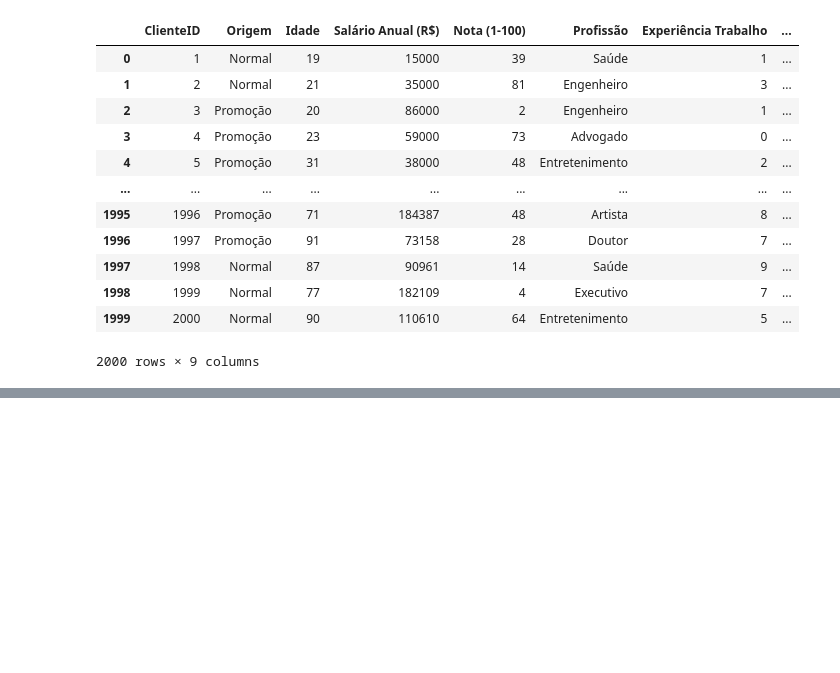
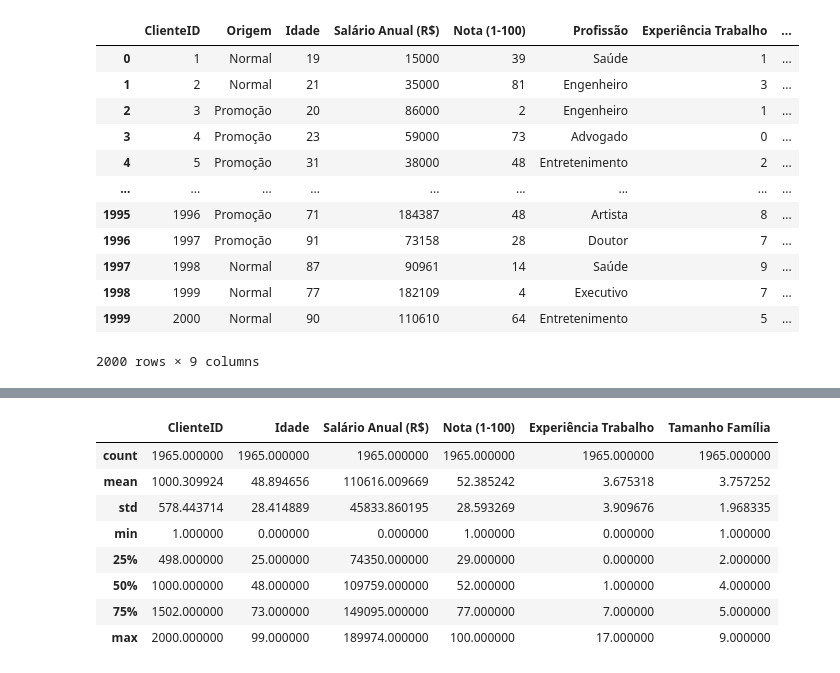
Before and after one commit to marquesgabi/Portifolio, a Jupyter notebook: Curso_Python/Aula02/Aula 2-2- Arquivo Inicial.ipynb, the cells around one changed output, grey strips where cells are left out. Saved outputs shown, nothing was run; the diff lists cells and outputs as text; code cells hidden in the pictures; blank space fills up the shorter version.

```diff
--- a/Curso_Python/Aula02/Aula 2-2- Arquivo Inicial.ipynb
+++ b/Curso_Python/Aula02/Aula 2-2- Arquivo Inicial.ipynb
@@ -45,0 +135,5 @@ display(tabela)
+# %%
+#corrigir infos vazias. tenho 1 linha de salario vazia e 35 linhas de profissao vazias
+#preencher as linhas vazias, na proxima aula
+tabela = tabela.dropna()
+print(tabela.info())
@@ -45,0 +157,13 @@ display(tabela)
+# %%
+# Passo 4: Análise inicial -> entender as notas dos clientes
+display(tabela.describe())
+# %% [output]
+|  | ClienteID | Idade | Salário Anual (R$) | Nota (1-100) | Experiência Trabalho | Tamanho Família |
+| count | 1965.000000 | 1965.000000 | 1965.000000 | 1965.000000 | 1965.000000 | 1965.000000 |
+| mean | 1000.309924 | 48.894656 | 110616.009669 | 52.385242 | 3.675318 | 3.757252 |
+| std | 578.443714 | 28.414889 | 45833.860195 | 28.593269 | 3.909676 | 1.968335 |
+| min | 1.000000 | 0.000000 | 0.000000 | 1.000000 | 0.000000 | 1.000000 |
+| 25% | 498.000000 | 25.000000 | 74350.000000 | 29.000000 | 0.000000 | 2.000000 |
+| 50% | 1000.000000 | 48.000000 | 109759.000000 | 52.000000 | 1.000000 | 4.000000 |
+| 75% | 1502.000000 | 73.000000 | 149095.000000 | 77.000000 | 7.000000 | 5.000000 |
+| max | 2000.000000 | 99.000000 | 189974.000000 | 100.000000 | 17.000000 | 9.000000 |
```
Also changed, not shown: parts of 13 cells of this notebook.
